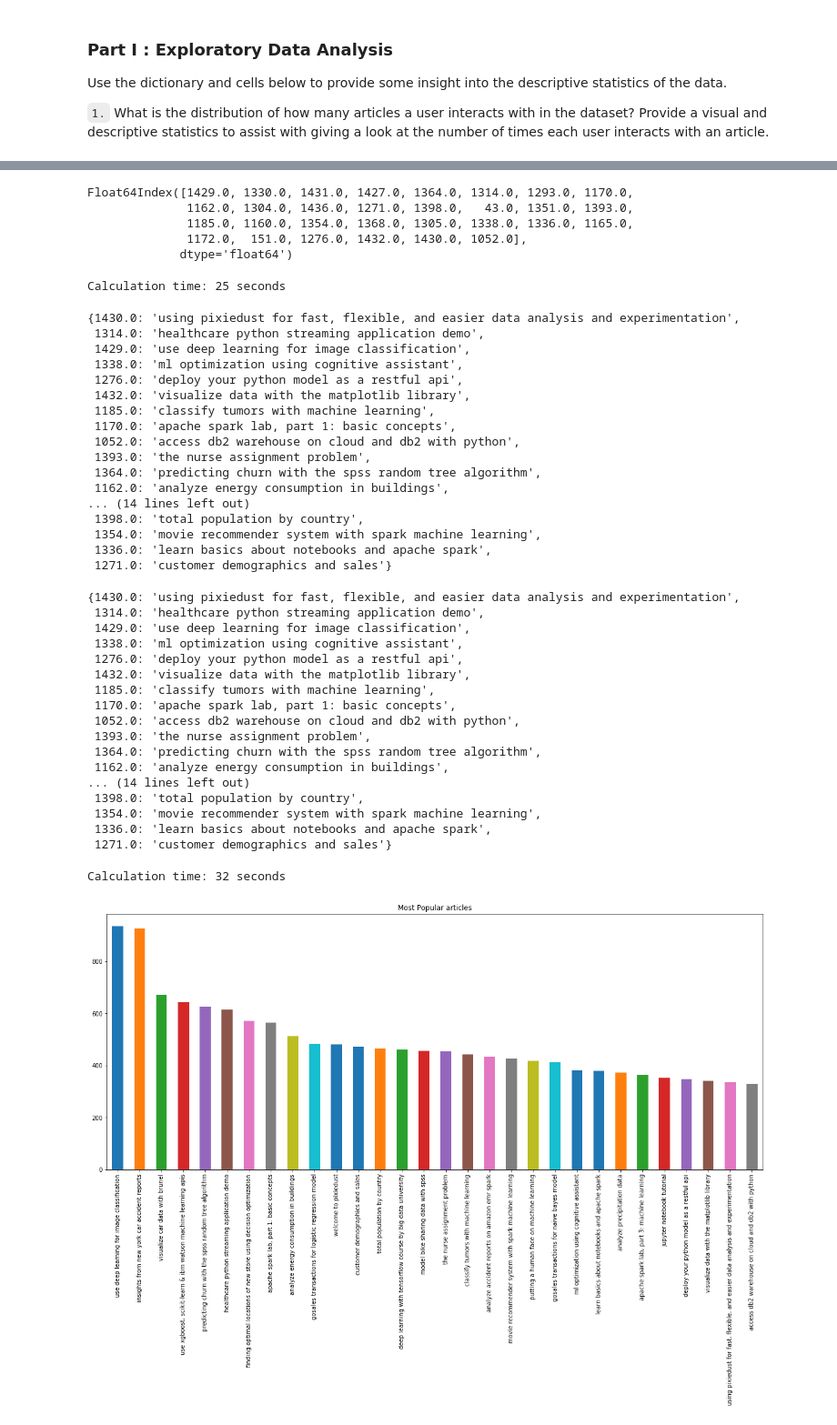
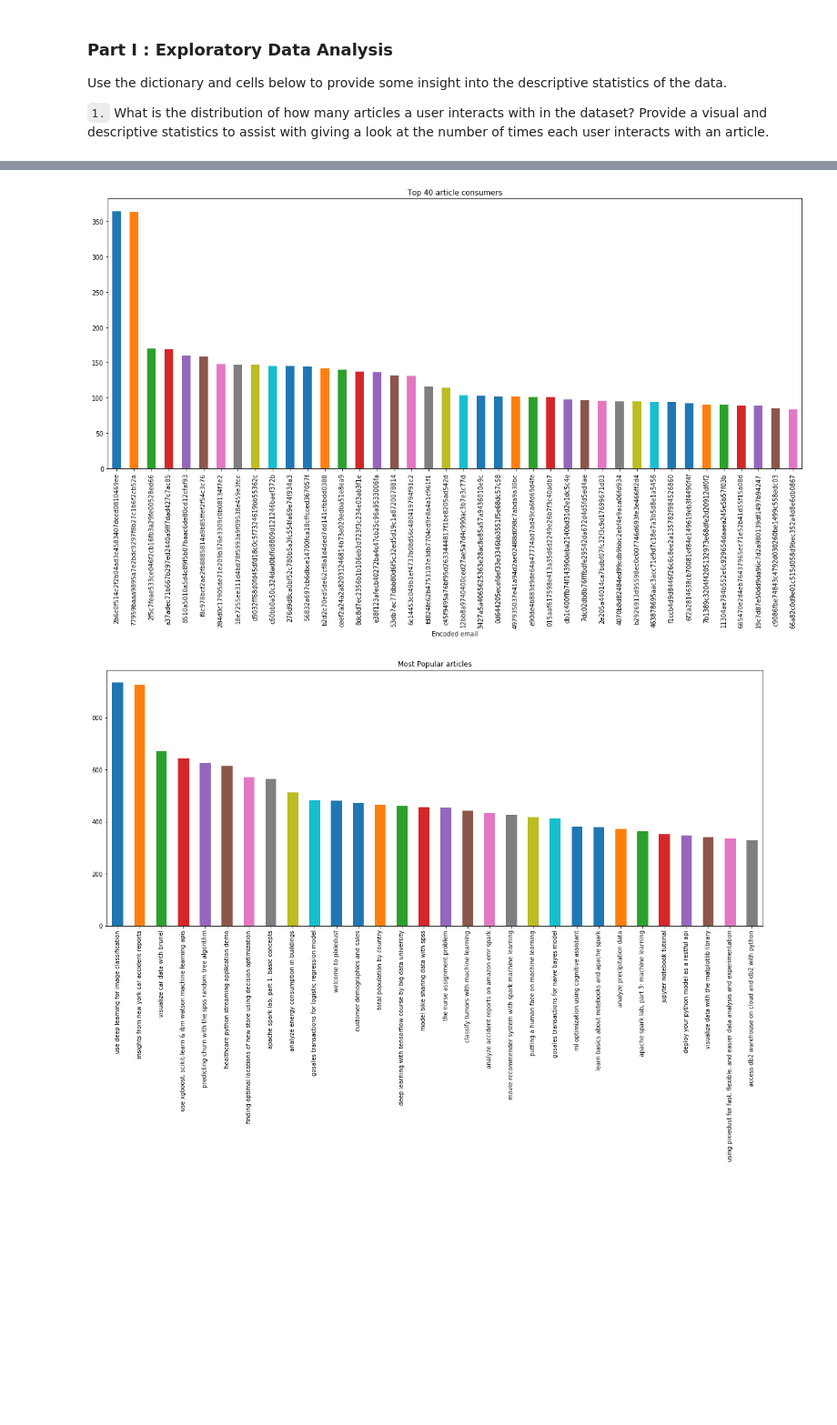
Before and after one commit to chpolyzo/DSND, a Jupyter notebook: recommendation_engines/Recommendations_with_IBM.ipynb, the cells around one changed output, grey strips where cells are left out. Shown at 91% size. Cells and saved outputs as stored; diff of their text form; code cells hidden in the pictures; blank space fills up the shorter version.

```diff
--- a/recommendation_engines/Recommendations_with_IBM.ipynb
+++ b/recommendation_engines/Recommendations_with_IBM.ipynb
@@ -88,68 +61,10 @@ df.article_id.value_counts().head(k).values[-1]
-# %%
-popular_ids
-# %% [output]
-Float64Index([1429.0, 1330.0, 1431.0, 1427.0, 1364.0, 1314.0, 1293.0, 1170.0,
-              1162.0, 1304.0, 1436.0, 1271.0, 1398.0,   43.0, 1351.0, 1393.0,
-              1185.0, 1160.0, 1354.0, 1368.0, 1305.0, 1338.0, 1336.0, 1165.0,
-              1172.0,  151.0, 1276.0, 1432.0, 1430.0, 1052.0],
-             dtype='float64')
-# %%
-import time
-start = time.time()
-iat_names = {df[df.article_id == k].iat[1,0]:df[df.article_id == k].iat[1,1] for k in df.article_id if k in popular_ids}
-stop = time.time()
-print(f'Calculation time: {round(stop-start)} seconds')
-# %% [output]
-Calculation time: 25 seconds
-# %%
-iat_names
-# %% [output]
-{1430.0: 'using pixiedust for fast, flexible, and easier data analysis and experimentation',
- 1314.0: 'healthcare python streaming application demo',
- 1429.0: 'use deep learning for image classification',
- 1338.0: 'ml optimization using cognitive assistant',
- 1276.0: 'deploy your python model as a restful api',
- 1432.0: 'visualize data with the matplotlib library',
- 1185.0: 'classify tumors with machine learning',
- 1170.0: 'apache spark lab, part 1: basic concepts',
- 1052.0: 'access db2 warehouse on cloud and db2 with python',
- 1393.0: 'the nurse assignment problem',
- 1364.0: 'predicting churn with the spss random tree algorithm',
- 1162.0: 'analyze energy consumption in buildings',
-... (14 lines left out)
- 1398.0: 'total population by country',
- 1354.0: 'movie recommender system with spark machine learning',
- 1336.0: 'learn basics about notebooks and apache spark',
- 1271.0: 'customer demographics and sales'}
-# %%
-iat_names
-# %% [output]
-{1430.0: 'using pixiedust for fast, flexible, and easier data analysis and experimentation',
- 1314.0: 'healthcare python streaming application demo',
- 1429.0: 'use deep learning for image classification',
- 1338.0: 'ml optimization using cognitive assistant',
- 1276.0: 'deploy your python model as a restful api',
- 1432.0: 'visualize data with the matplotlib library',
- 1185.0: 'classify tumors with machine learning',
- 1170.0: 'apache spark lab, part 1: basic concepts',
- 1052.0: 'access db2 warehouse on cloud and db2 with python',
- 1393.0: 'the nurse assignment problem',
- 1364.0: 'predicting churn with the spss random tree algorithm',
- 1162.0: 'analyze energy consumption in buildings',
-... (14 lines left out)
- 1398.0: 'total population by country',
- 1354.0: 'movie recommender system with spark machine learning',
- 1336.0: 'learn basics about notebooks and apache spark',
- 1271.0: 'customer demographics and sales'}
-# %%
-import time
-start = time.time()
-iloc_names =\
-{df[df.article_id == k].iloc[1].article_id:df[df.article_id == k].iloc[1].title for k in df.article_id if k in popular_ids}
-stop = time.time()
-print(f'Calculation time: {round(stop-start)} seconds')
-# %% [output]
-Calculation time: 32 seconds
+# %%
+# 40 top users reading articles
+df.email.value_counts().head(40).plot(kind = 'bar', figsize = [20,8])
+plt.title('Top 40 article consumers')
+plt.xlabel('Encoded email');
+# %% [output]
+[figure, added]
 # %%
 df.title.value_counts().head(30).plot(kind = 'bar', figsize = [20, 8])
 plt.title('Most Popular articles');
```
Also changed, not shown: parts of 25 cells of this notebook.
